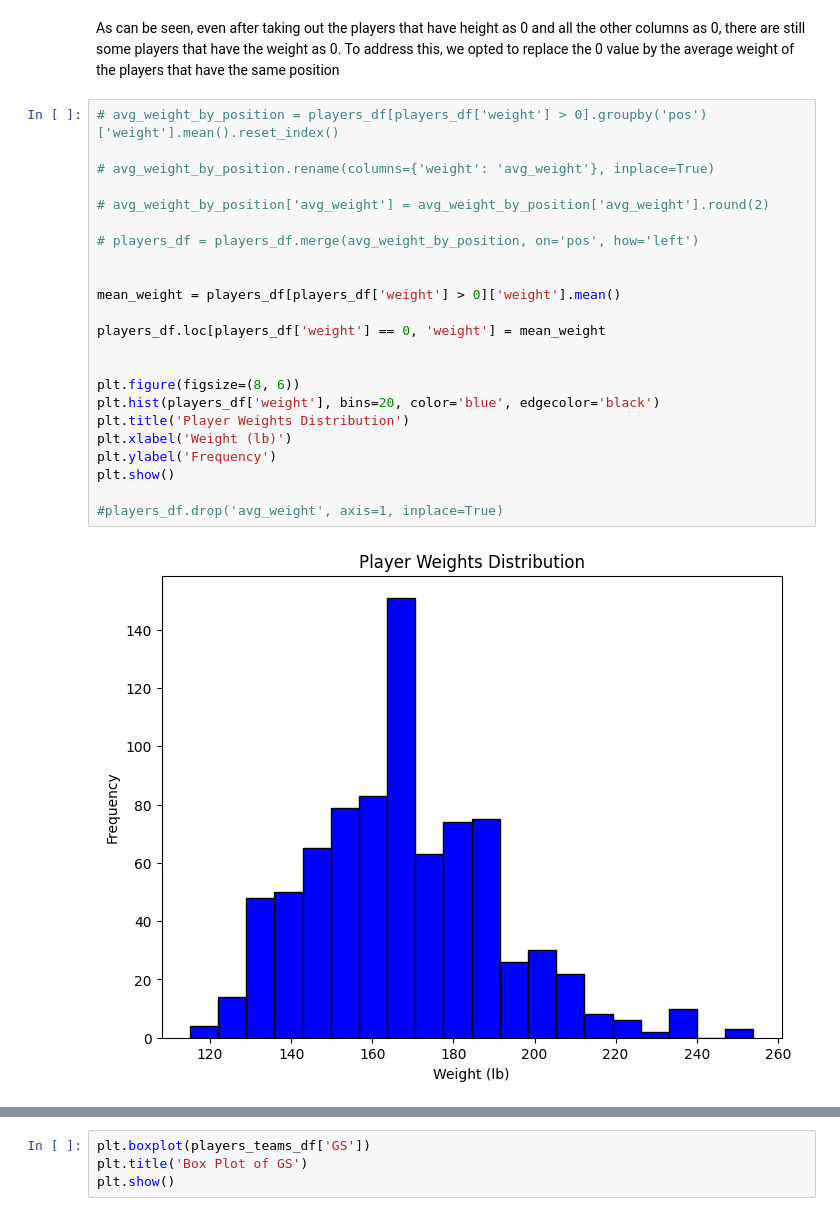
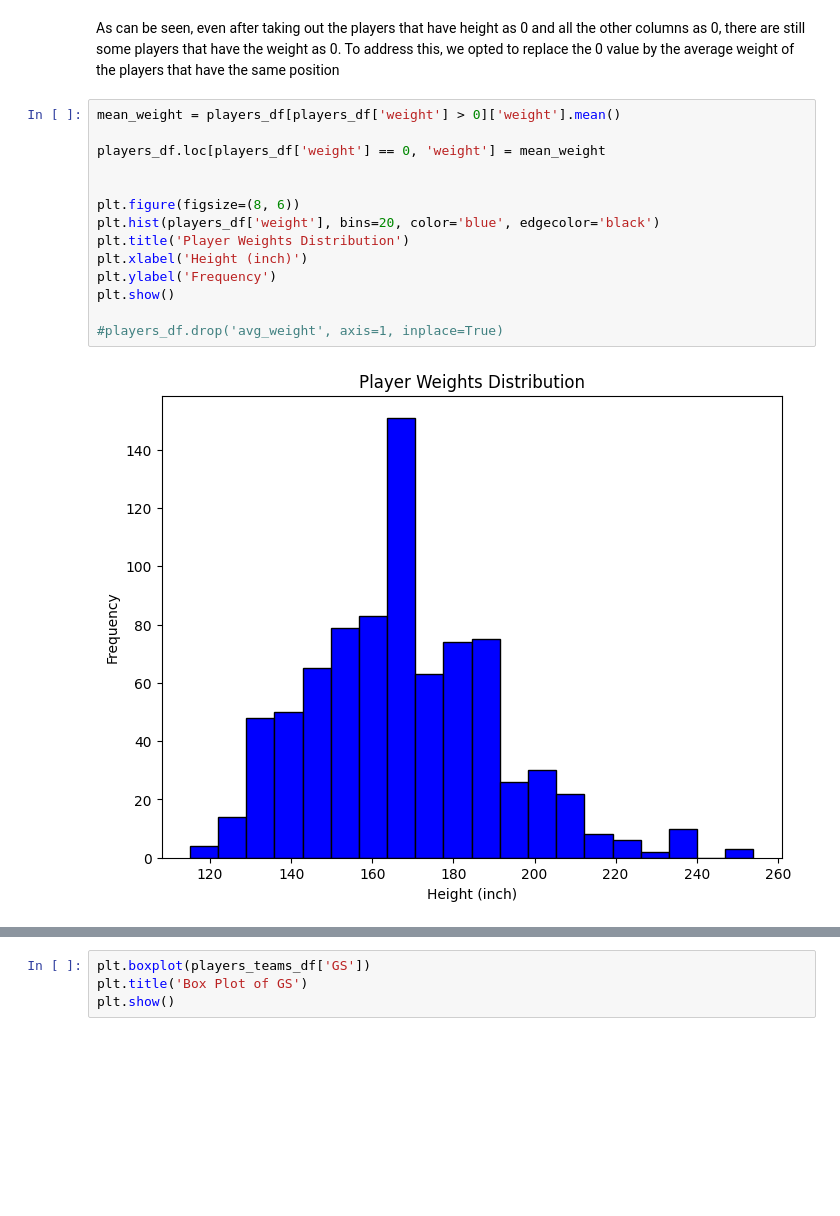
Before and after one commit to Hugo7gomes/FEUP_AC, a Jupyter notebook: firstApproach.ipynb, the cells around one changed output, grey strips where cells are left out. Drawn from its saved outputs; the diff is of its cells as text; blank space fills up the shorter version.

```diff
--- a/firstApproach.ipynb
+++ b/firstApproach.ipynb
@@ -104,27 +104,18 @@ plt.show()
 # %% [markdown]
 As can be seen, even after taking out the players that have height as 0 and all the other columns as 0, there are still some players that have the weight as 0. To address this, we opted to replace the 0 value by the average weight of the players that have the same position
 # %%
-# avg_weight_by_position = players_df[players_df['weight'] > 0].groupby('pos')['weight'].mean().reset_index()
-
-# avg_weight_by_position.rename(columns={'weight': 'avg_weight'}, inplace=True)
-
-# avg_weight_by_position['avg_weight'] = avg_weight_by_position['avg_weight'].round(2)
-
-# players_df = players_df.merge(avg_weight_by_position, on='pos', how='left')
-
-
 mean_weight = players_df[players_df['weight'] > 0]['weight'].mean()
 
 players_df.loc[players_df['weight'] == 0, 'weight'] = mean_weight
 
 
 plt.figure(figsize=(8, 6))
 plt.hist(players_df['weight'], bins=20, color='blue', edgecolor='black')
 plt.title('Player Weights Distribution')
-plt.xlabel('Weight (lb)')
+plt.xlabel('Height (inch)')
 plt.ylabel('Frequency')
 plt.show()
 
 #players_df.drop('avg_weight', axis=1, inplace=True)
 # %% [output]
-[figure, old version]
+[figure, new version]
```
Also changed, not shown: parts of 10 cells of this notebook, 1 other file.
